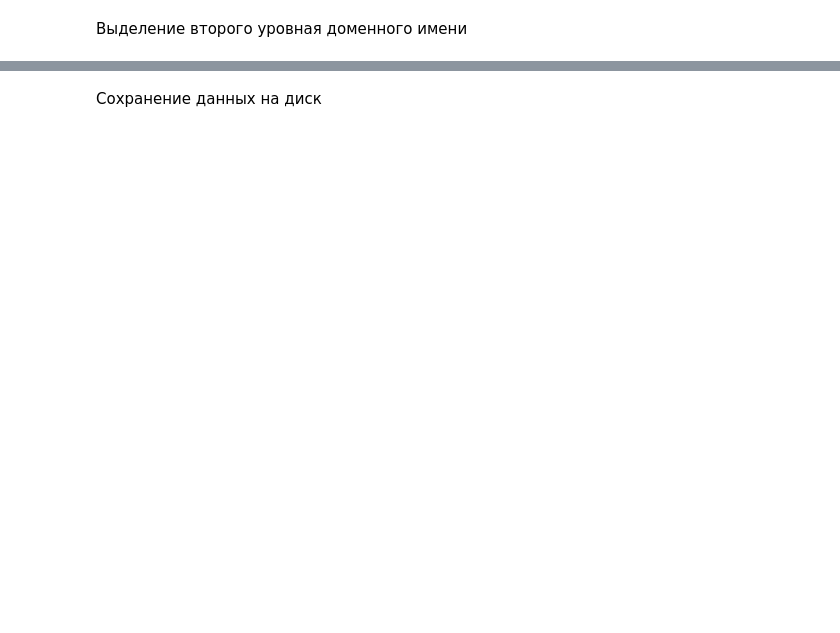
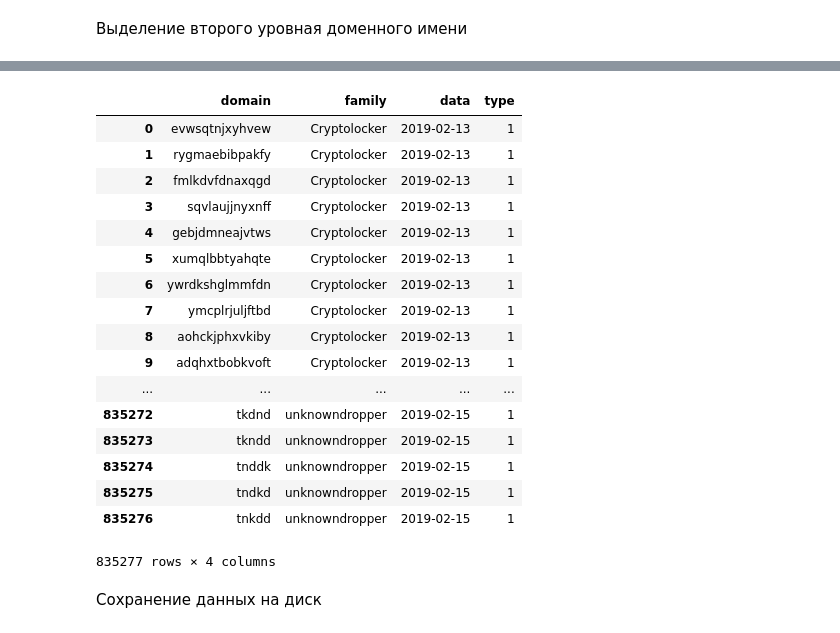
Before and after one commit to exctzo/bmstu_res, a Jupyter notebook: get_training_data.ipynb, the cells around one changed output, grey strips where cells are left out. Drawn from its saved outputs; the diff is of its cells as text; code cells hidden in the pictures; blank space fills up the shorter version.

```diff
--- a/get_training_data.ipynb
+++ b/get_training_data.ipynb
@@ -22,7 +36,7 @@ training_data = {'legit': [], 'dga': []}
 # %% [markdown]
 Выделение второго уровная доменного имени
 # %%
-domain_list = pd.read_csv('input data/top-1m.csv', names=['domain'])
-domain_list['domain'] = domain_list.applymap(lambda x: x.split('.')[0].strip().lower())
+domain_list = pd.read_csv('/content/gdrive/My Drive/Colab Notebooks/Res/input data/top-1m.csv', names=['domain'])
+domain_list['domain'] = domain_list['domain'].map(lambda x: x.split('.')[-2:]).map(lambda x: x[0])
 domain_list['type'] = 0
 training_data['legit'] = domain_list
@@ -29,8 +64,30 @@ training_data['legit'] = domain_list
 # %%
-domain_list = pd.read_csv('input data/dga.csv', names=['domain'])
-domain_list['domain'] = domain_list.applymap(lambda x: x.split('.')[0].strip().lower())
+domain_list = pd.read_csv('/content/gdrive/My Drive/Colab Notebooks/Res/input data/dga.csv', names=['domain', 'family', 'data'], skiprows = 14, index_col=False)
+domain_list['domain'] = domain_list['domain'].map(lambda x: x.split('.')[0])
+domain_list['family'] = domain_list['family'].map(lambda x: x.split(' ')[3])
 domain_list['type'] = 1
 training_data['dga'] = domain_list
+# %%
+training_data['dga']
+# %% [output]
+|  | domain | family | data | type |
+| 0 | evwsqtnjxyhvew | Cryptolocker | 2019-02-13 | 1 |
+| 1 | rygmaebibpakfy | Cryptolocker | 2019-02-13 | 1 |
+| 2 | fmlkdvfdnaxqgd | Cryptolocker | 2019-02-13 | 1 |
+| 3 | sqvlaujjnyxnff | Cryptolocker | 2019-02-13 | 1 |
+| 4 | gebjdmneajvtws | Cryptolocker | 2019-02-13 | 1 |
+| 5 | xumqlbbtyahqte | Cryptolocker | 2019-02-13 | 1 |
+| 6 | ywrdkshglmmfdn | Cryptolocker | 2019-02-13 | 1 |
+| 7 | ymcplrjuljftbd | Cryptolocker | 2019-02-13 | 1 |
+| 8 | aohckjphxvkiby | Cryptolocker | 2019-02-13 | 1 |
+| 9 | adqhxtbobkvoft | Cryptolocker | 2019-02-13 | 1 |
+| ... | ... | ... | ... | ... |
+| 835272 | tkdnd | unknowndropper | 2019-02-15 | 1 |
+| 835273 | tkndd | unknowndropper | 2019-02-15 | 1 |
+| 835274 | tnddk | unknowndropper | 2019-02-15 | 1 |
+| 835275 | tndkd | unknowndropper | 2019-02-15 | 1 |
+| 835276 | tnkdd | unknowndropper | 2019-02-15 | 1 |
+835277 rows × 4 columns
 # %% [markdown]
 Сохранение данных на диск
 # %%
```
Also changed, not shown: parts of 9 cells of this notebook, 2 other files.
